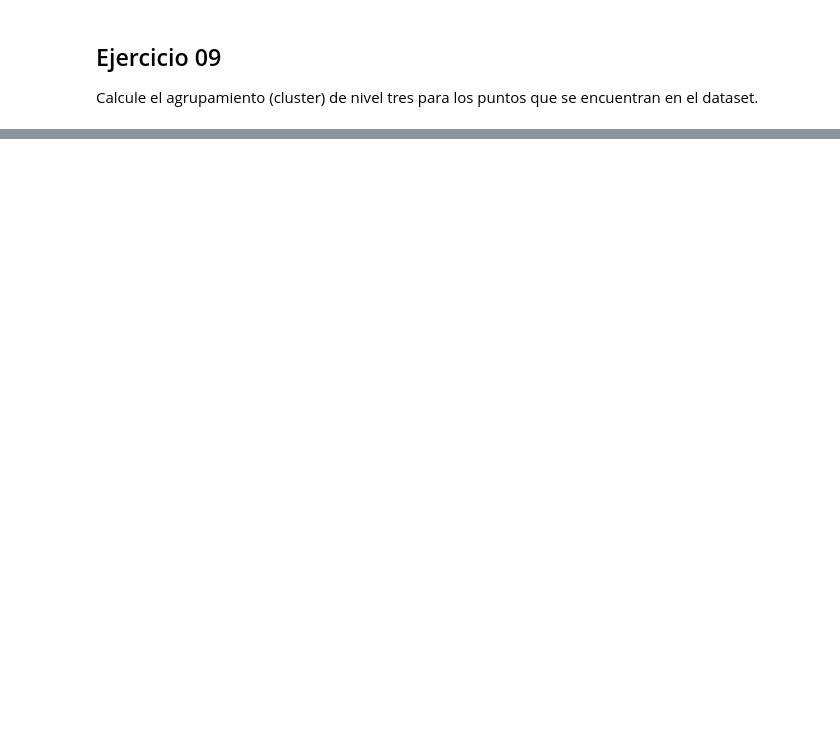
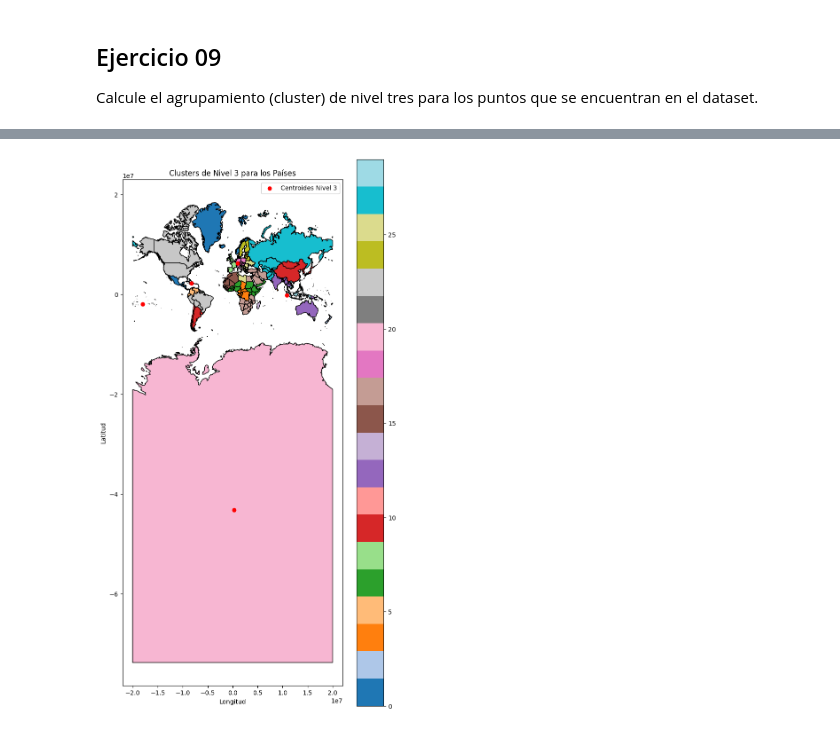
Before and after one commit to spalominor/programacionparaingenieria, a Jupyter notebook: PALOMINOs_SI05_v20240517.ipynb, the cells around one changed output, grey strips where cells are left out. Drawn from its saved outputs; the diff is of its cells as text; code cells hidden in the pictures; blank space fills up the shorter version.

```diff
--- a/PALOMINOs_SI05_v20240517.ipynb
+++ b/PALOMINOs_SI05_v20240517.ipynb
@@ -662,0 +595,60 @@ dibujar_clusters(gdf, centroides_clusters)
+# %%
+# Escriba su código aquí
+
+# Importar la funciones para el cluster
+from scipy.cluster.vq import kmeans, vq
+
+# Convertir el GeoDataFrame a un CRS métrico para evitar WARNINGS
+gdf = gdf.to_crs('EPSG:3395')
+# La proyección EPSG:4326 proporciona una vista más natural
+#gdf = gdf.to_crs('EPSG:4326')
+
+# Obtener los centroides de los países
+centroides = gdf.geometry.centroid
+
+# Extraer las coordenadas x e y de los centroides
+puntos = np.array(list(zip(centroides.x, centroides.y)))
+
+# Clustering de nivel 1 con 30 centroides
+centros_nivel_1, _ = kmeans(puntos, 30)
+clusters_nivel_1, _ = vq(puntos, centros_nivel_1)
+
+# Clustering de nivel 2 sobre los centroides del nivel 1, de 30 a 15 centros
+centros_nivel_2, _ = kmeans(centros_nivel_1, 15)
+clusters_nivel_2, _ = vq(centros_nivel_1, centros_nivel_2)
+
+# Clustering de nivel 3 sobre los centroides del nivel 2, de 15 a 5 centros
+centros_nivel_3, _ = kmeans(centros_nivel_2, 5)
+clusters_nivel_3, _ = vq(centros_nivel_2, centros_nivel_3)
+
+# Asignar los clusters iniciales al GeoDataFrame (30 centros de región)
+gdf['cluster_nivel_3'] = clusters_nivel_1
+
+# Crear el gráfico
+fig, ax = plt.subplots(figsize=(8, 16))
+
+# Plotear los países coloreados por cluster
+gdf.plot(column='cluster_nivel_3',
+         ax=ax,
+         legend=True,
+         cmap='tab20',
+         edgecolor='black')
+
+# Plotear los centroides de los clusters de nivel 3
+ax.scatter(centros_nivel_3[:, 0],
+           centros_nivel_3[:, 1],
+           color='red',
+           label='Centroides Nivel 3')
+
+# Añadir título y etiquetas
+ax.set_title('Clusters de Nivel 3 para los Países')
+ax.set_xlabel('Longitud')
+ax.set_ylabel('Latitud')
+
+# Añadir leyenda
+ax.legend()
+
+# Mostrar el gráfico
+plt.show()
+# %% [output]
+[figure, added]
```
Also changed, not shown: parts of 7 cells of this notebook.
